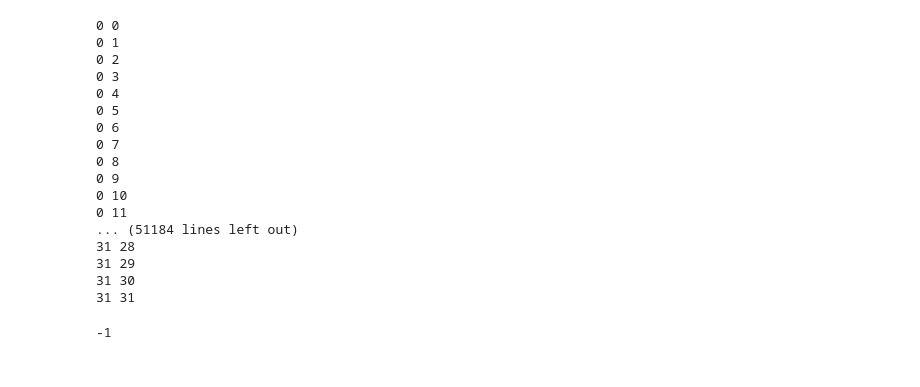
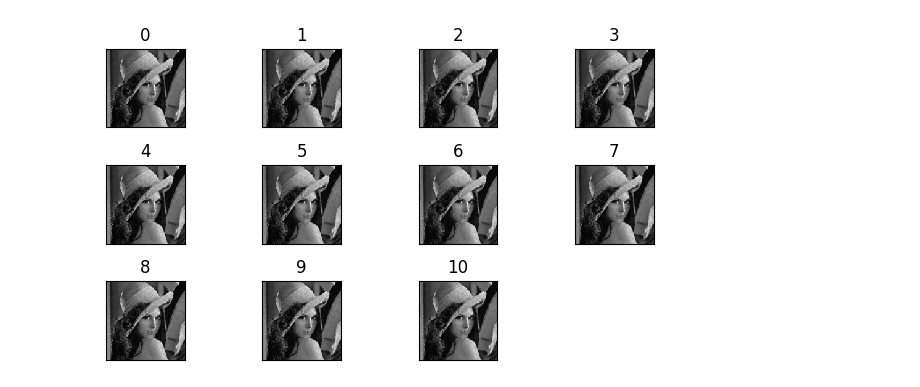
Before and after one commit to josh0o0/------, a Jupyter notebook: fractal-image-decompression.ipynb, the cells around one changed output. Saved outputs shown, nothing was run; the diff lists cells and outputs as text; code cells hidden in the pictures.

```diff
--- a/fractal-image-decompression.ipynb
+++ b/fractal-image-decompression.ipynb
@@ -34,10 +36,9 @@ def transform(D_block,method):
 # %%
 # 解壓
 def deCompress(img,data):
+    h,w,rangeSize,domainSize,stepSize=data[0]
+    data=data[1:]
     # 將圖片拆成8x8的Domain Block
-    domainSize=8
-    stepSize=4
-    rangeSize=4
     Odomain_Blocks=np.empty(((img.shape[0]-domainSize)//stepSize+1,(img.shape[1]-domainSize)//stepSize+1,domainSize,domainSize),np.uint8)
     for row in range(Odomain_Blocks.shape[0]):
         for col in range(Odomain_Blocks.shape[1]):
@@ -67,29 +66,25 @@ output=[np.empty((128,128),np.uint8)]
+# %%
+def show_output(imgs):
+    plt.figure()
+    nb_row = math.ceil(np.sqrt(len(imgs)))
+    nb_cols = nb_row
+    # Plot
+    for i, img in enumerate(imgs):
+        plt.subplot(nb_row, nb_cols, i+1)
+        plt.imshow(img, cmap='gray', vmin=0, vmax=255, interpolation='none')
+        plt.title(str(i))
+        frame = plt.gca()
+        frame.axes.get_xaxis().set_visible(False)
+        frame.axes.get_yaxis().set_visible(False)
+    plt.tight_layout()
 # %%
-with open('output/input-Lenna.json', 'r') as file:
+output=[np.random.randint(0,256,(128,128))]
+with open('output/input-Lenna-1.json', 'r') as file:
     data = json.load(file)
-for i in range(50):
-    output.append(deCompress(output[-1],data))
-# %% [output]
-0 0
-0 1
-0 2
-0 3
-0 4
-0 5
-0 6
-0 7
-0 8
-0 9
-0 10
-0 11
-... (51184 lines left out)
-31 28
-31 29
-31 30
-31 31
-# %%
-# cv2.imshow('img',img)
-cv2.imshow('output',output[98])
-cv2.waitKey(0)
-# %% [output]
--1
+# %%
+for i in range(100):
+    output.append(deCompress(output[-1],data))
+# %%
+show_output(output[-11:])
+# %% [output]
+[figure, added]
```
Also changed, not shown: parts of 2 cells of this notebook, 6 other files.
